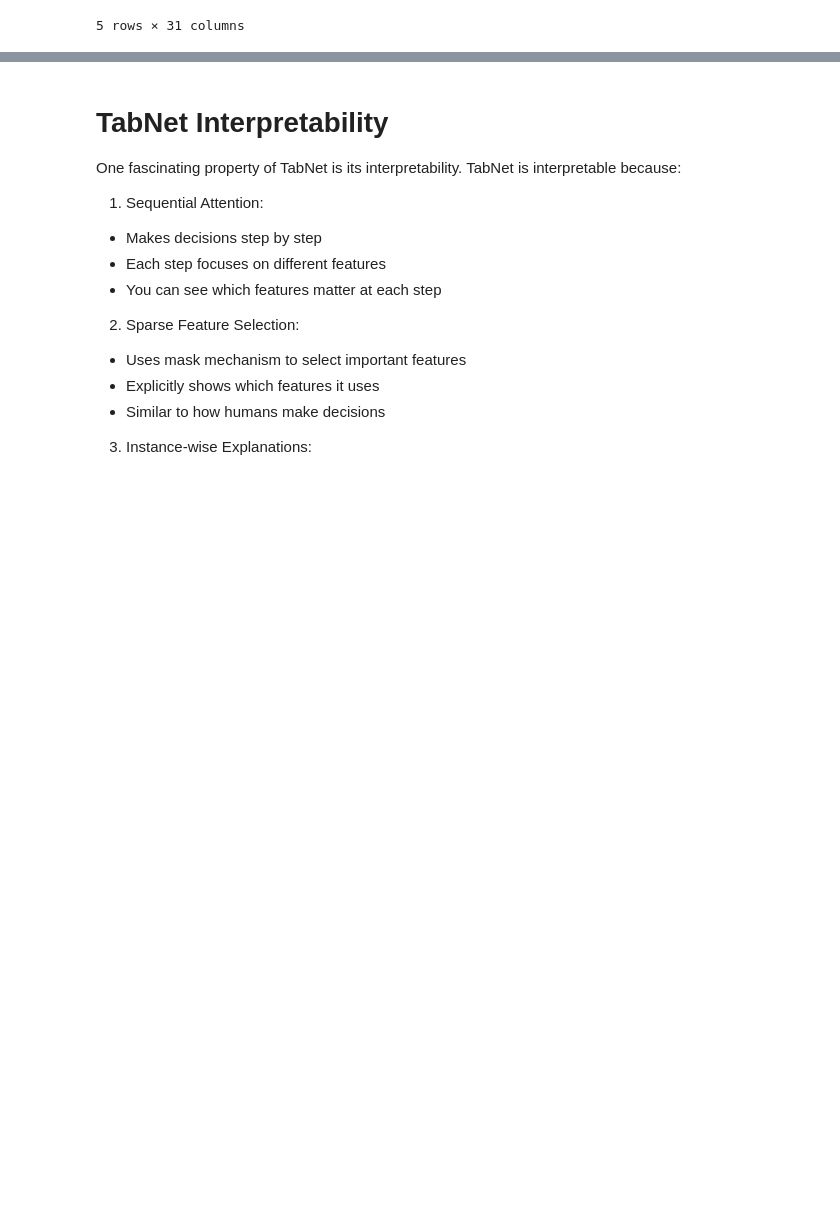
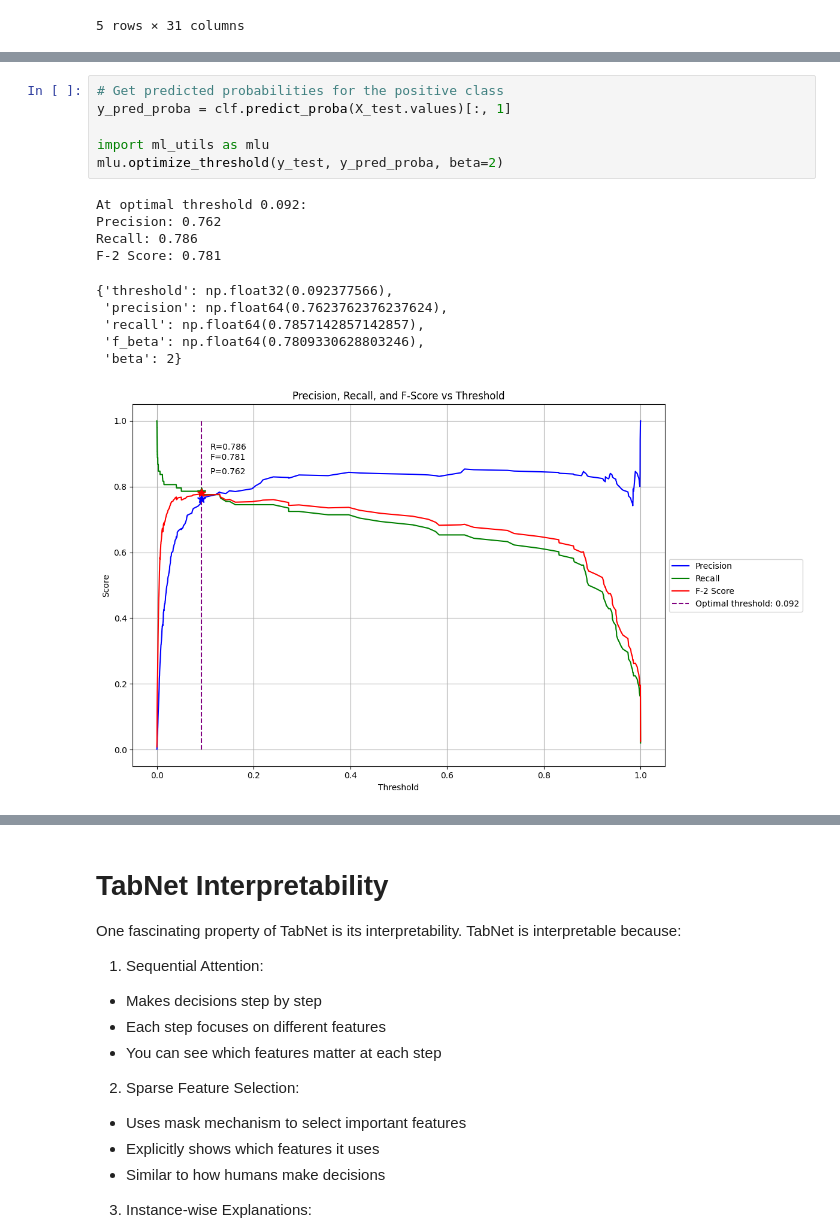
Before and after one commit to MenaWANG/fraud-detection, a Jupyter notebook: TabNet.ipynb, the cells around one changed output, grey strips where cells are left out. Saved outputs shown, nothing was run; the diff lists cells and outputs as text; blank space fills up the shorter version.

```diff
--- a/TabNet.ipynb
+++ b/TabNet.ipynb
@@ -173,3 +102,20 @@ F-1.5 Score: 0.778
+# %%
+# Get predicted probabilities for the positive class
+y_pred_proba = clf.predict_proba(X_test.values)[:, 1]
+
+import ml_utils as mlu
+mlu.optimize_threshold(y_test, y_pred_proba, beta=2)
+# %% [output]
+At optimal threshold 0.092:
+Precision: 0.762
+Recall: 0.786
+F-2 Score: 0.781
+{'threshold': np.float32(0.092377566),
+ 'precision': np.float64(0.7623762376237624),
+ 'recall': np.float64(0.7857142857142857),
+ 'f_beta': np.float64(0.7809330628803246),
+ 'beta': 2}
+[figure, added]
 # %%
 # Compare with default threshold (0.5)
 y_pred_default = (y_pred_proba >= 0.5).astype(int)
```
Also changed, not shown: parts of 7 cells of this notebook, 1 other file.
